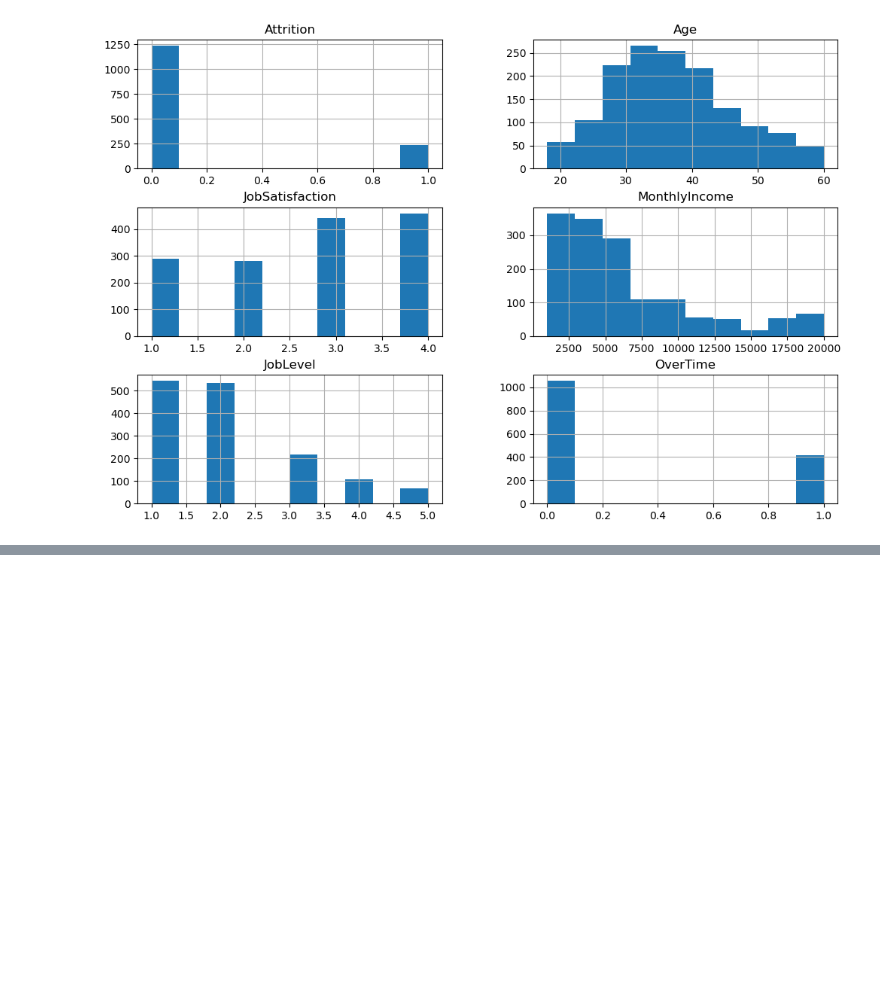
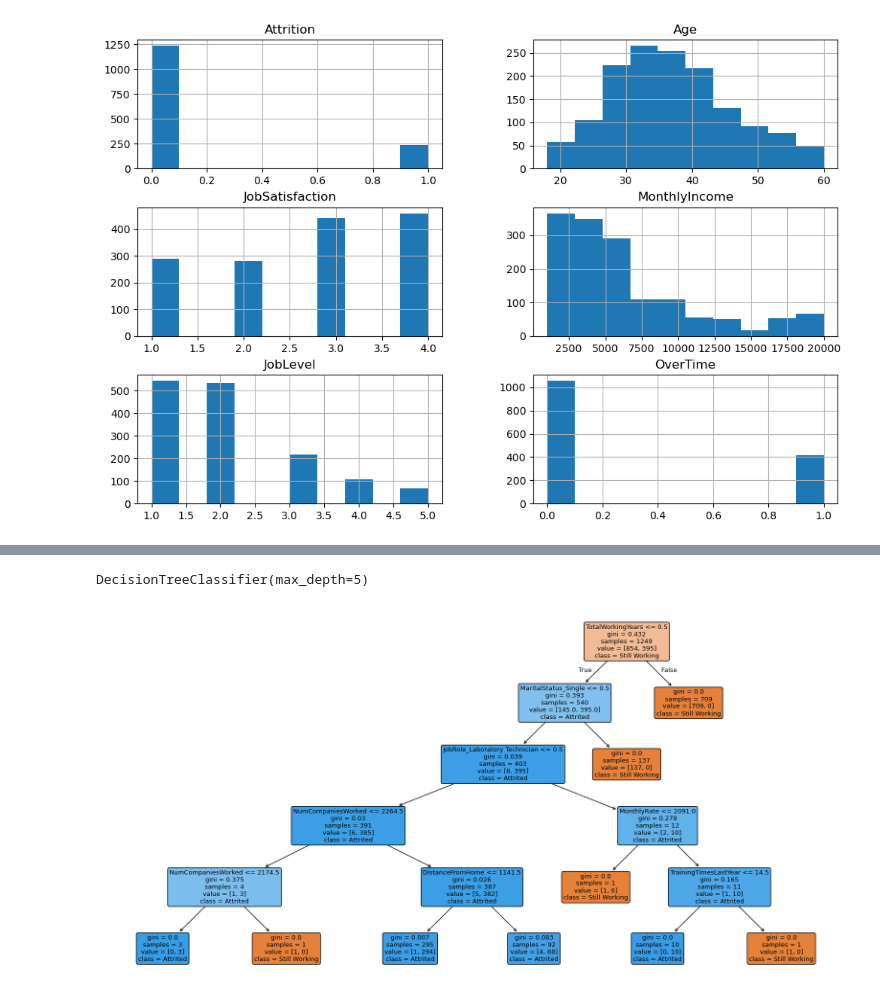
Before and after one commit to Gervig/Business-Intelligence, a Jupyter notebook: MP3/MP3 - Casper.ipynb, the cells around one changed output, grey strips where cells are left out. Saved outputs shown, nothing was run; the diff lists cells and outputs as text; code cells hidden in the pictures; blank space fills up the shorter version.

```diff
--- a/MP3/MP3 - Casper.ipynb
+++ b/MP3/MP3 - Casper.ipynb
@@ -806,0 +579,5 @@ plt.show()
+# %%
+# Split the dataset into into training and testing sets in proportion 8:2
+#   85% of it as training data
+#   15% as a validation dataset
+set_prop = 0.15
@@ -806,0 +587,24 @@ plt.show()
+# %%
+# Split
+X_train, X_test, y_train, y_test = model_selection.train_test_split(X, y, test_size=set_prop, random_state=seed)
+# %%
+# Build Decision Trees Classifier
+params = {'max_depth': 5}
+classifier = DecisionTreeClassifier(max_depth=5)
+# classifier = RandomForestClassifier(n_estimators = 100, max_depth = 6)
+# %%
+classifier.fit(X_train, y_train)
+# %% [output]
+DecisionTreeClassifier(max_depth=5)
+# %%
+# draw tree from the trained data by graphviz package
+
+plt.figure(figsize=(20,10))
+tree.plot_tree(classifier,
+               feature_names=data1.drop("Attrition", axis=1).columns,
+               class_names=["Still Working", "Attrited"],
+               filled=True,
+               rounded=True)
+plt.show()
+# %% [output]
+[figure, added]
```
Also changed, not shown: parts of 50 cells of this notebook.
